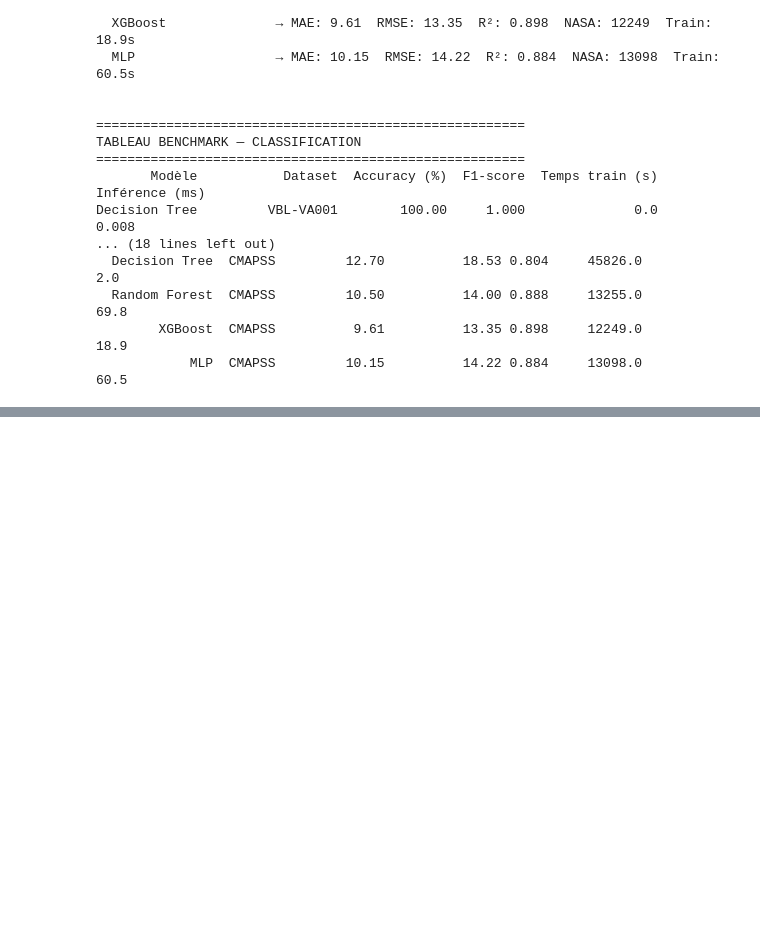
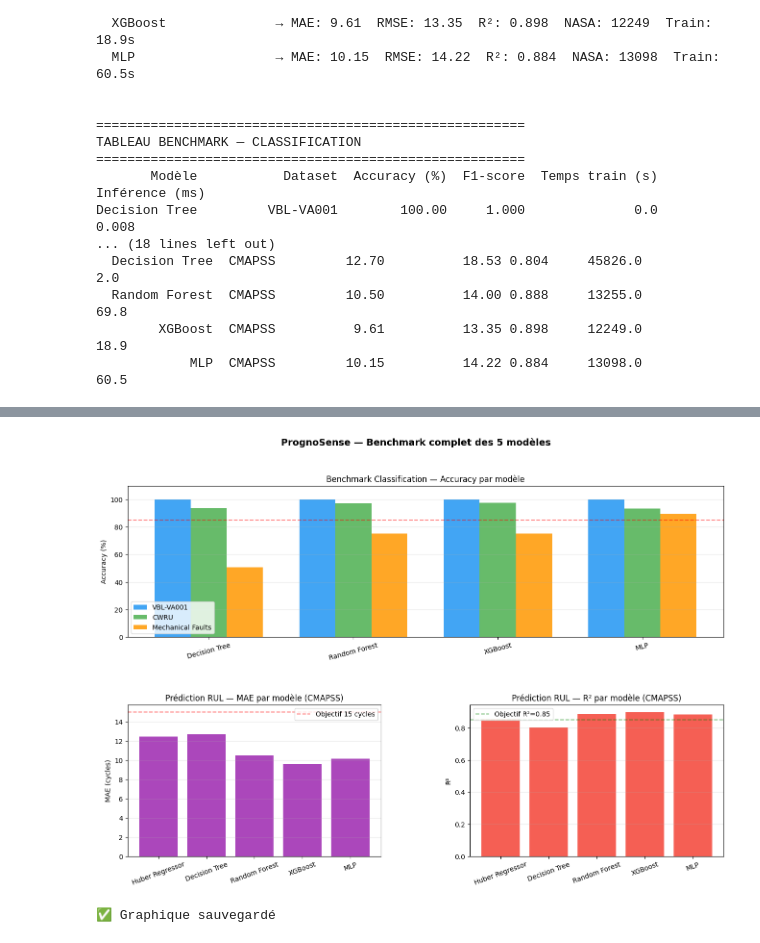
Before and after one commit to SouleymaneDiallo04/Plateforme-de-Maintenance-Predictive-Industrielle, a Jupyter notebook: notebooks/06_benchmark_5_modeles.ipynb, the cells around one changed output, grey strips where cells are left out. Saved outputs shown, nothing was run; the diff lists cells and outputs as text; code cells hidden in the pictures; blank space fills up the shorter version.

```diff
--- a/notebooks/06_benchmark_5_modeles.ipynb
+++ b/notebooks/06_benchmark_5_modeles.ipynb
@@ -527,22 +551,64 @@ TypeError: ufunc 'isnan' not supported for the input types, and the inputs could
 # %%
-# Sauvegarde pour le dashboard
-df_classif_all.to_csv('../data/processed/benchmark_classification.csv',
-                       index=False)
-df_regress_all.to_csv('../data/processed/benchmark_regression.csv',
-                       index=False)
+import matplotlib.pyplot as plt
+import matplotlib.gridspec as gridspec
 
-print("✅ Benchmarks sauvegardés")
-print()
-print("=== RÉSUMÉ SEMAINE 2 ===")
-print()
+fig = plt.figure(figsize=(16, 10))
+gs  = gridspec.GridSpec(2, 2, figure=fig, hspace=0.45, wspace=0.35)
 
-# Meilleur modèle par dataset
-for dataset in df_classif_all['Dataset'].unique():
+# ── Plot 1 : Accuracy par modèle et dataset ───────────────────────────────
+ax1 = fig.add_subplot(gs[0, :])
+datasets  = df_classif_all['Dataset'].unique()
+modeles   = df_classif_all['Modèle'].unique()
+x         = np.arange(len(modeles))
+width     = 0.25
+colors    = ['#2196F3', '#4CAF50', '#FF9800']
+
+for k, (dataset, color) in enumerate(zip(datasets, colors)):
     sub = df_classif_all[df_classif_all['Dataset']==dataset]
-    best = sub.loc[sub['Accuracy (%)'].idxmax()]
-    print(f"  {dataset:25s} → {best['Modèle']:20s} "
-          f"{best['Accuracy (%)']:.2f}%")
+    sub = sub.set_index('Modèle').reindex(modeles)
+    ax1.bar(x + k*width, sub['Accuracy (%)'], width,
+            label=dataset, color=color, alpha=0.85)
 
-best_rul = df_regress_all.loc[df_regress_all['MAE (cycles)'].idxmin()]
-print(f"  {'CMAPSS RUL':25s} → {best_rul['Modèle']:20s} "
-      f"MAE={best_rul['MAE (cycles)']:.2f} cycles")
+ax1.set_xticks(x + width)
+ax1.set_xticklabels(modeles, rotation=15)
+ax1.set_ylabel('Accuracy (%)')
+ax1.set_title('Benchmark Classification — Accuracy par modèle')
+ax1.legend()
+ax1.set_ylim(0, 110)
+ax1.axhline(y=85, color='red', linestyle='--',
+            alpha=0.5, label='Seuil 85%')
+ax1.grid(axis='y', alpha=0.3)
+
+# ── Plot 2 : MAE RUL ──────────────────────────────────────────────────────
+ax2 = fig.add_subplot(gs[1, 0])
+ax2.bar(df_regress_all['Modèle'], df_regress_all['MAE (cycles)'],
+        color='#9C27B0', alpha=0.85)
+ax2.set_title('Prédiction RUL — MAE par modèle (CMAPSS)')
+ax2.set_ylabel('MAE (cycles)')
+ax2.axhline(y=15, color='red', linestyle='--',
+            alpha=0.5, label='Objectif 15 cycles')
+ax2.legend()
+ax2.tick_params(axis='x', rotation=20)
+ax2.grid(axis='y', alpha=0.3)
+
+# ── Plot 3 : R² RUL ───────────────────────────────────────────────────────
+ax3 = fig.add_subplot(gs[1, 1])
+ax3.bar(df_regress_all['Modèle'], df_regress_all['R²'],
+        color='#F44336', alpha=0.85)
+ax3.set_title('Prédiction RUL — R² par modèle (CMAPSS)')
+ax3.set_ylabel('R²')
+ax3.axhline(y=0.85, color='green', linestyle='--',
+            alpha=0.5, label='Objectif R²=0.85')
+ax3.legend()
+ax3.tick_params(axis='x', rotation=20)
+ax3.grid(axis='y', alpha=0.3)
+
+plt.suptitle('PrognoSense — Benchmark complet des 5 modèles',
+             fontsize=14, fontweight='bold')
+plt.savefig('../data/processed/benchmark_complet.png', dpi=150)
+plt.show()
+
+print("✅ Graphique sauvegardé")
+# %% [output]
+[figure, added]
+✅ Graphique sauvegardé
```
Also changed, not shown: parts of 1 cell of this notebook, 9 other files.
